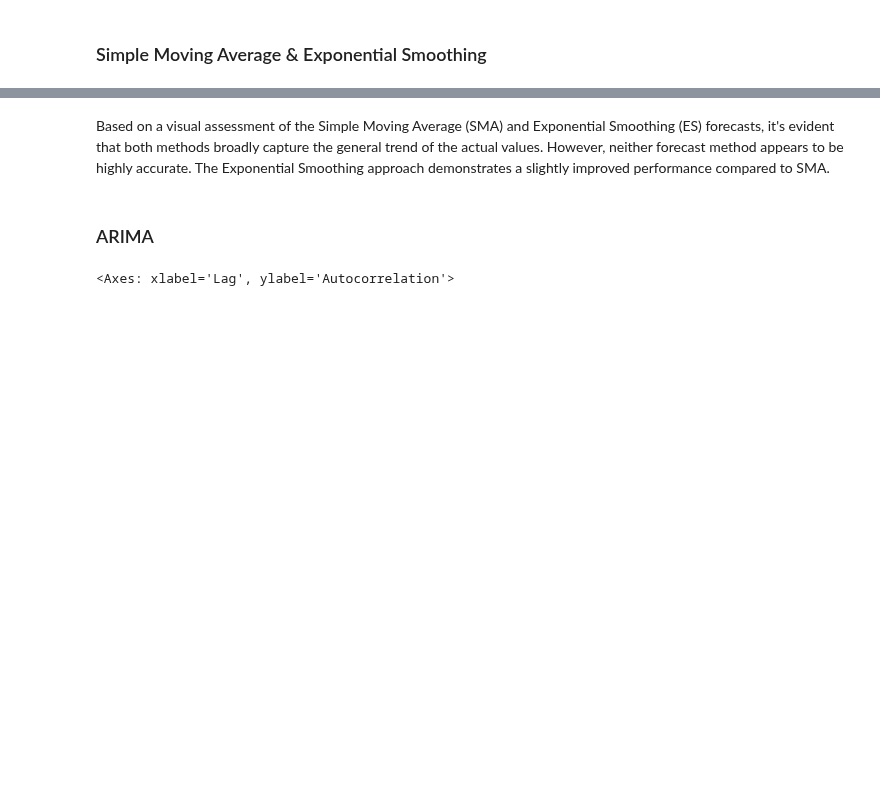
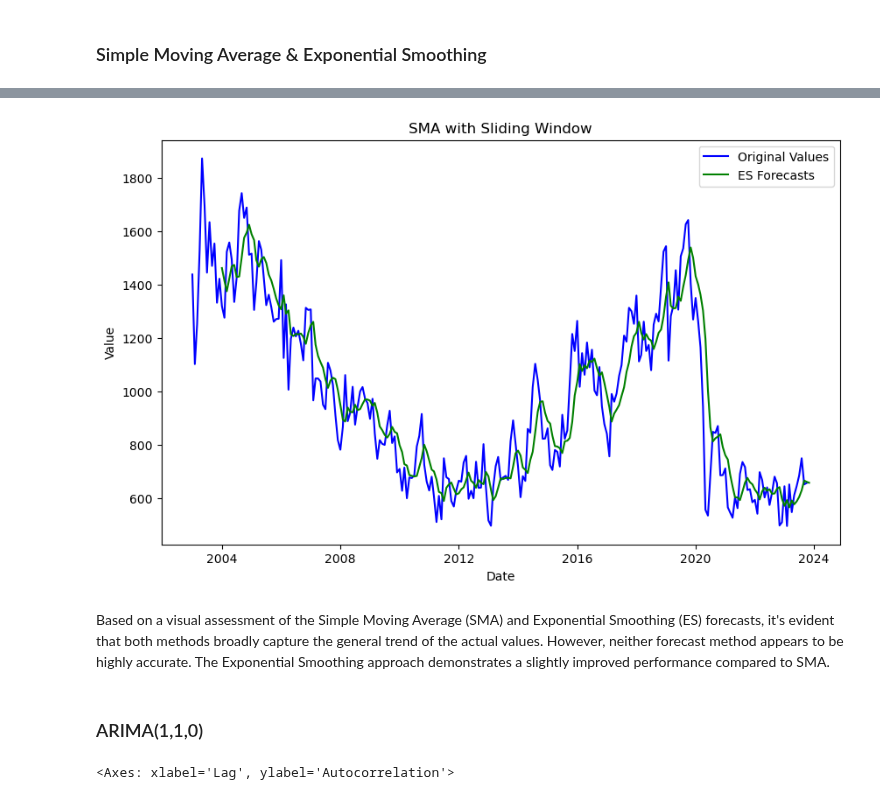
Before and after one commit to UBC-MDS/project-avalon, a Jupyter notebook: notebooks/crime_forecasting.ipynb, the cells around one changed output, grey strips where cells are left out. Saved outputs shown, nothing was run; the diff lists cells and outputs as text; code cells hidden in the pictures; blank space fills up the shorter version.

```diff
--- a/notebooks/crime_forecasting.ipynb
+++ b/notebooks/crime_forecasting.ipynb
@@ -277,7 +259,18 @@ plt.show()
+# %%
+plt.figure(figsize=(10, 6))
+plt.plot(es_merged.index, es_merged['Observations'], label='Original Values', color='blue')
+plt.plot(es_merged.index, es_merged['ES_Forecast'], label='ES Forecasts', color='green')
+plt.legend()
+plt.title('SMA with Sliding Window')
+plt.xlabel('Date')
+plt.ylabel('Value')
+plt.show()
+# %% [output]
+[figure, added]
 # %% [markdown]
 Based on a visual assessment of the Simple Moving Average (SMA) and Exponential Smoothing (ES) forecasts, it's evident that both methods broadly capture the general trend of the actual values. However, neither forecast method appears to be highly accurate. The Exponential Smoothing approach demonstrates a slightly improved performance compared to SMA.
 # %% [markdown]
-### ARIMA
+### ARIMA(1,1,0)
 # %%
 autocorrelation_plot(theft_from_vehicle.Observations)
 # %% [output]
```
Also changed, not shown: parts of 14 cells of this notebook.
